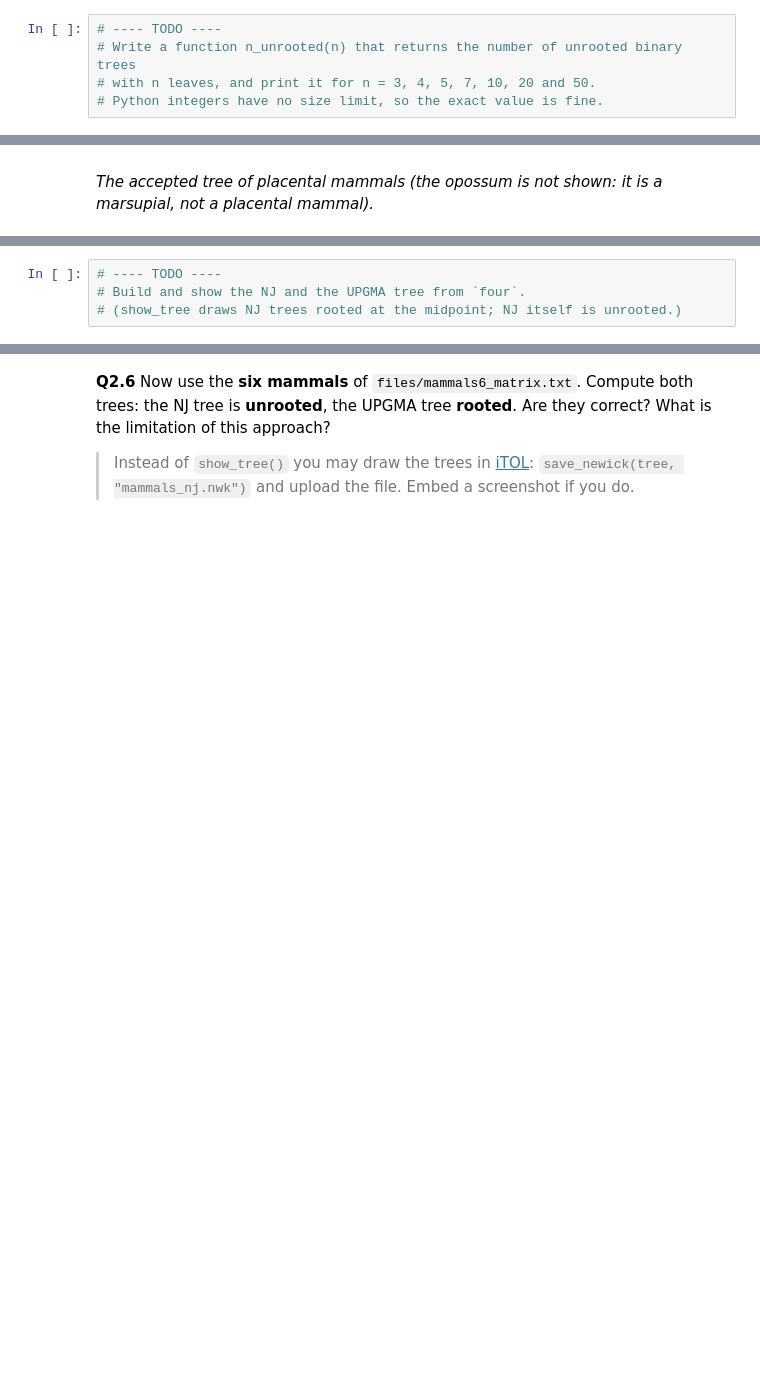
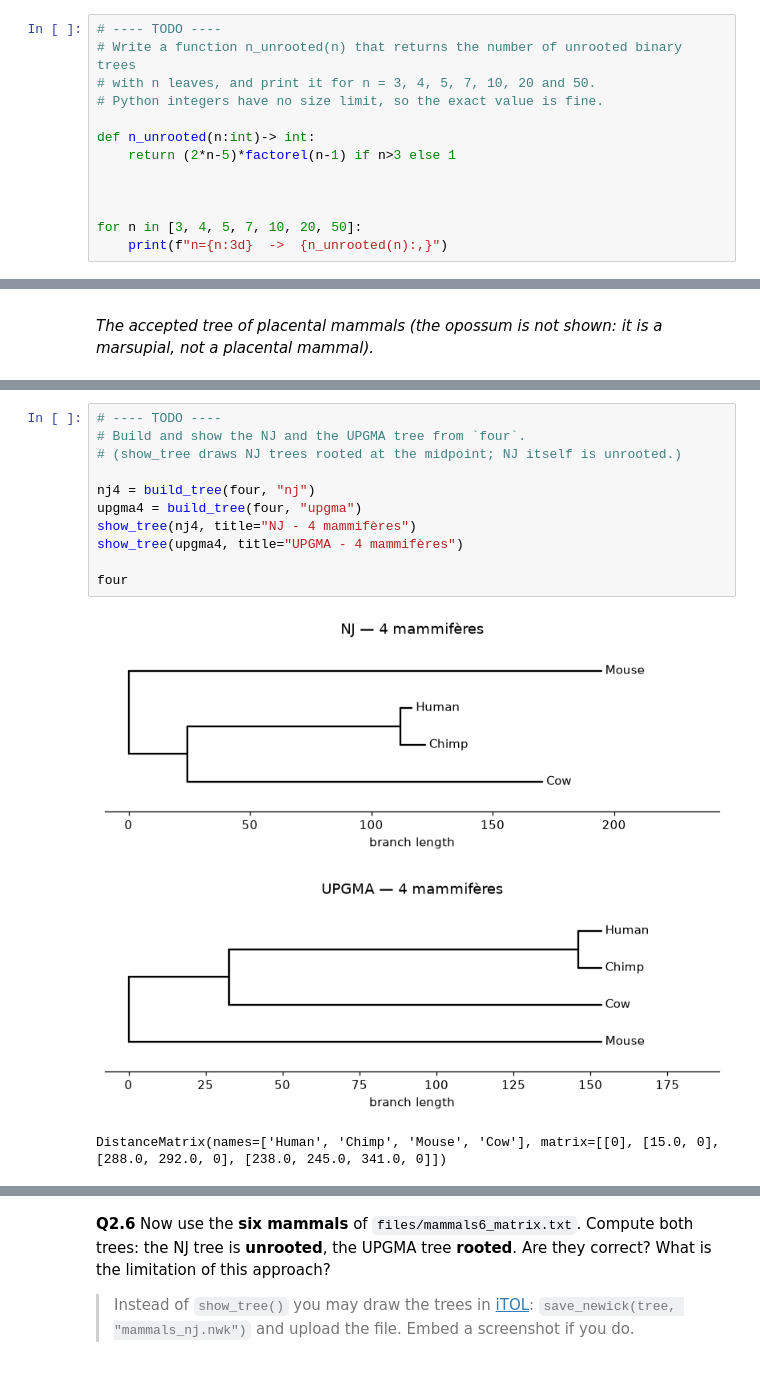
Before and after one commit to MisterPEG/PHYG2026, a Jupyter notebook: PHYG_TME2/TME2.ipynb, the cells around one changed output, grey strips where cells are left out. Cells and saved outputs as stored; diff of their text form; blank space fills up the shorter version.

```diff
--- a/PHYG_TME2/TME2.ipynb
+++ b/PHYG_TME2/TME2.ipynb
@@ -608,3 +647,11 @@ the number of species in Exercise 3, and $n = 50$.
 # Write a function n_unrooted(n) that returns the number of unrooted binary trees
 # with n leaves, and print it for n = 3, 4, 5, 7, 10, 20 and 50.
 # Python integers have no size limit, so the exact value is fine.
+
+def n_unrooted(n:int)-> int:
+    return (2*n-5)*factorel(n-1) if n>3 else 1
+
+
+
+for n in [3, 4, 5, 7, 10, 20, 50]:
+    print(f"n={n:3d}  ->  {n_unrooted(n):,}")
@@ -781,7 +1155,18 @@ as_dataframe(four, decimals=0)
 # %%
 # ---- TODO ----
 # Build and show the NJ and the UPGMA tree from `four`.
 # (show_tree draws NJ trees rooted at the midpoint; NJ itself is unrooted.)
+
+nj4 = build_tree(four, "nj")
+upgma4 = build_tree(four, "upgma")
+show_tree(nj4, title="NJ - 4 mammifères")
+show_tree(upgma4, title="UPGMA - 4 mammifères")
+
+four
+# %% [output]
+[figure, added]
+[figure, added]
+DistanceMatrix(names=['Human', 'Chimp', 'Mouse', 'Cow'], matrix=[[0], [15.0, 0], [288.0, 292.0, 0], [238.0, 245.0, 341.0, 0]])
 # %% [markdown]
 ### &#9997;&#65039; Your answer — Q2.5
 
```
Also changed, not shown: parts of 31 cells of this notebook, 3 other files.
